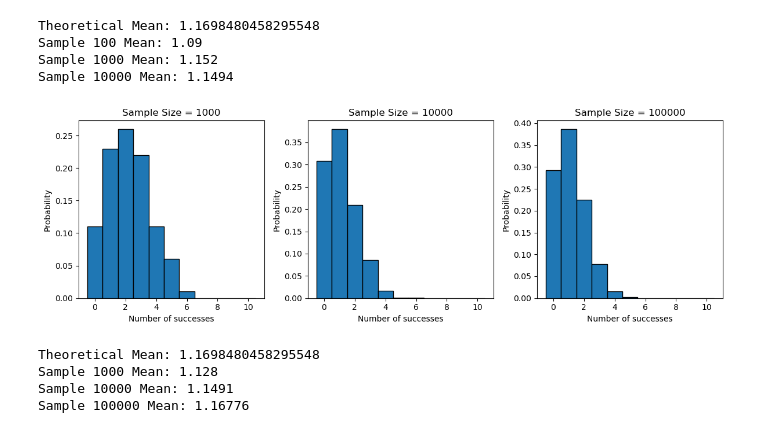
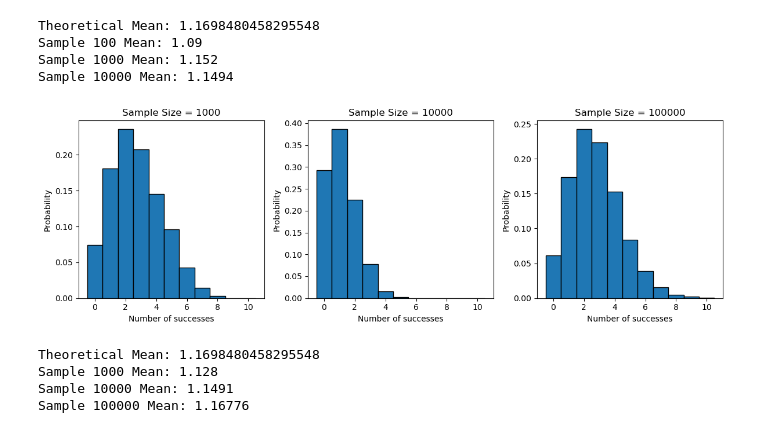
Before and after one commit to Munkhzaya-pom/statistic-sep-26, a Jupyter notebook: statistic-word-sep-26/Munkhzaya_stats-sep26.ipynb, the cells around one changed output. Saved outputs shown, nothing was run; the diff lists cells and outputs as text; code cells hidden in the pictures.

```diff
--- a/statistic-word-sep-26/statistic-sep26.ipynb
+++ b/statistic-word-sep-26/Munkhzaya_stats-sep26.ipynb
@@ -322,10 +316,7 @@ sizes = [100, 1000, 10000]
 for i in range(3):
     plt.subplot(1, 3, i + 1)
 
-    plt.hist(samples[i],
-             bins=np.arange(-0.5, n + 1.5, 1),
-             density=True,
-             edgecolor='black')
+    plt.hist(samples[i], bins=np.arange(-0.5, n + 1.5, 1), density=True, edgecolor='black')
 
     plt.title(f'Sample Size = {sizes[i]}')
     plt.xlabel('Number of successes')
@@ -358,27 +349,24 @@ sample_100000 = np.random.binomial(n, p, size=100000)
 # %%
 # Compare sample sizes
 
 plt.figure(figsize=(12, 4))
 
-samples = [sample_100, sample_1000, sample_10000]
+samples = [sample_1000, sample_10000, sample_100000]
 sizes = [1000, 10000, 100000]
 
 for i in range(3):
     plt.subplot(1, 3, i + 1)
 
-    plt.hist(samples[i],
-             bins=np.arange(-0.5, n + 1.5, 1),
-             density=True,
-             edgecolor='black')
+    plt.hist(samples[i], bins=np.arange(-0.5, n + 1.5, 1), density=True, edgecolor='black')
 
     plt.title(f'Sample Size = {sizes[i]}')
     plt.xlabel('Number of successes')
     plt.ylabel('Probability')
 
 plt.tight_layout()
 plt.show()
 # %% [output]
-[figure, old version]
+[figure, new version]
 # %%
 print("Theoretical Mean:", n * p)
 
```
Also changed, not shown: parts of 19 cells of this notebook, 1 other file.
